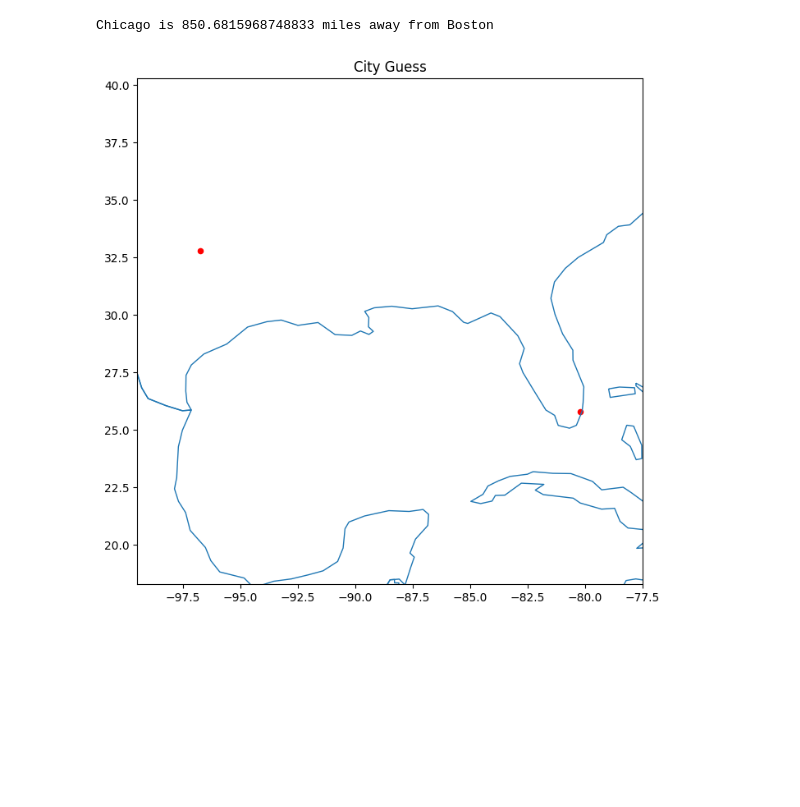
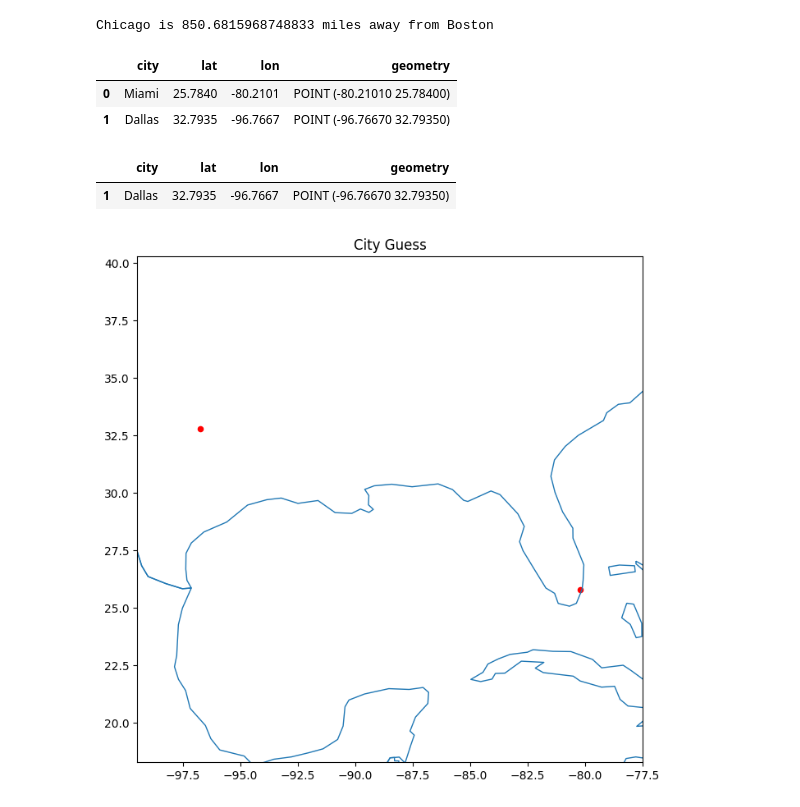
Before and after one commit to Bench-amblee/vscode, a Jupyter notebook: top_cities_notebook.ipynb, the cells around one changed output. Cells and saved outputs as stored; diff of their text form; code cells hidden in the pictures; blank space fills up the shorter version.

```diff
--- a/top_cities_notebook.ipynb
+++ b/top_cities_notebook.ipynb
@@ -183,0 +230,6 @@ def guess_city_map(answer, guess):
+# %%
+results_gdf
+# %% [output]
+|  | city | lat | lon | geometry |
+| 0 | Miami | 25.7840 | -80.2101 | POINT (-80.21010 25.78400) |
+| 1 | Dallas | 32.7935 | -96.7667 | POINT (-96.76670 32.79350) |
@@ -184,3 +240,8 @@ def guess_city_map(answer, guess):
+# %%
+results_gdf
+# %% [output]
+|  | city | lat | lon | geometry |
+| 1 | Dallas | 32.7935 | -96.7667 | POINT (-96.76670 32.79350) |
 # %%
 guess_city_map('Dallas','Miami')
 # %% [output]
```
Also changed, not shown: parts of 3 cells of this notebook.
